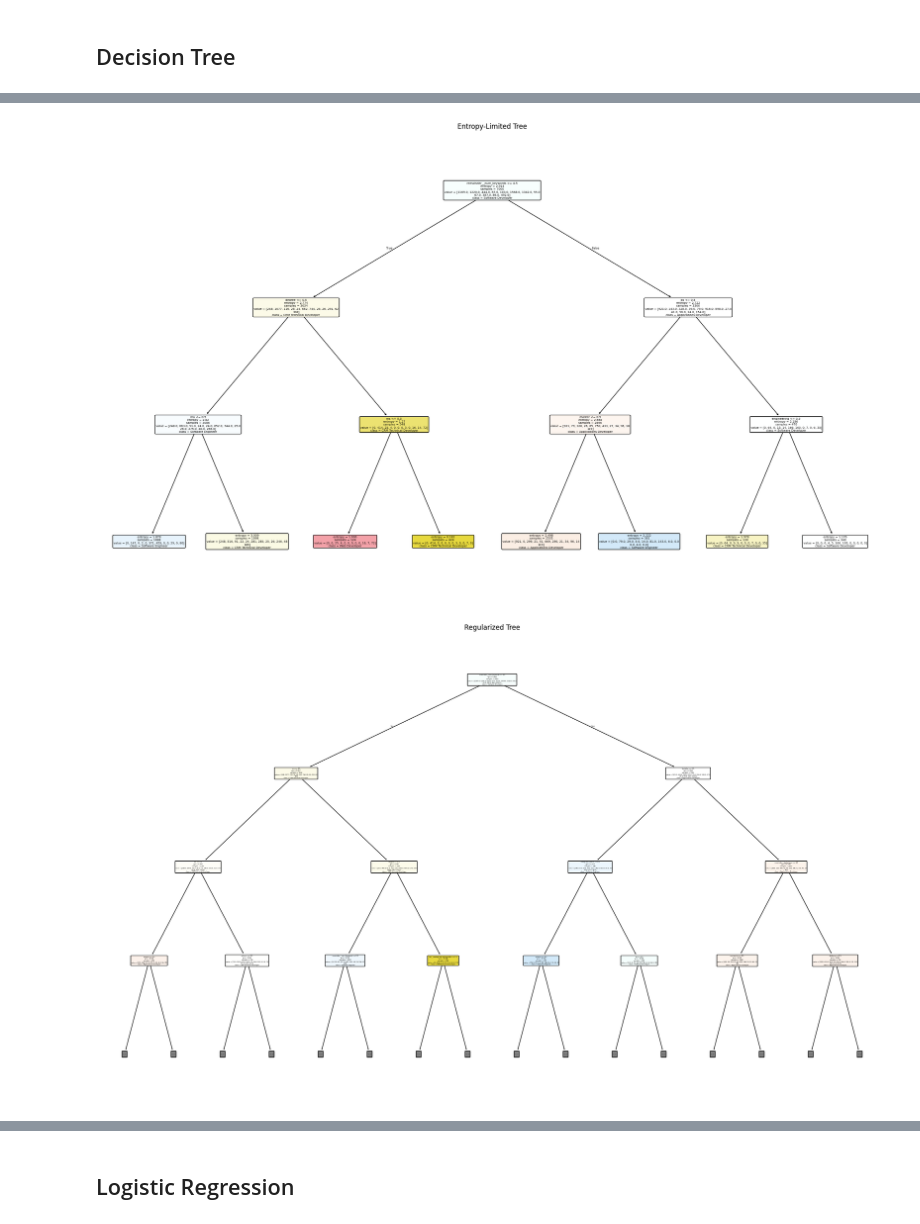
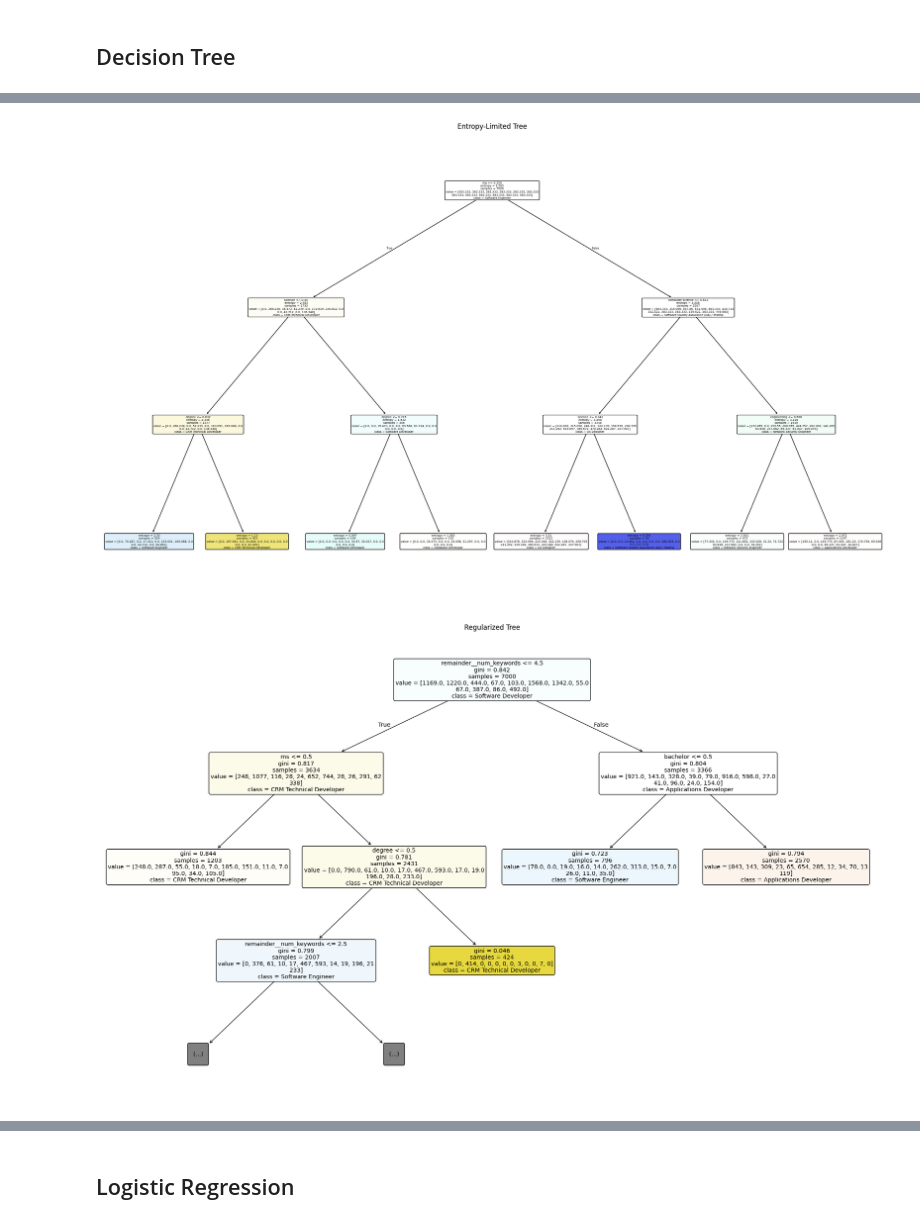
Before and after one commit to bhavanareddy19/cn, a Jupyter notebook: supervised.ipynb, the cells around one changed output, grey strips where cells are left out. Drawn from its saved outputs; the diff is of its cells as text; code cells hidden in the pictures.

```diff
--- a/supervised.ipynb
+++ b/supervised.ipynb
@@ -283,10 +370,6 @@ from scipy.sparse import hstack, csr_matrix
 # Load data
 df = pd.read_csv('cleaned_data.csv')
 
-# ... (keep all previous imports)
-
-# Load data
-df = pd.read_csv('cleaned_data.csv')
 
 # ================== Feature Engineering ==================
 df['keywords'] = df['keywords'].fillna('')
@@ -356,7 +439,9 @@ keywords = df["keywords"]
 X_train, X_test, y_train, y_test, keywords_train, keywords_test = train_test_split(
     X, y, keywords, test_size=0.3, random_state=42
 )
-
+print(f"\n=== Dataset Splits ===")
+print(f"Training samples: {X_train.head()}")
+print(f"Testing samples: {X_test.head()}")
 # ================== Pipeline Construction ==================
 preprocessor = ColumnTransformer(
     transformers=[
@@ -372,8 +457,6 @@ preprocessor = ColumnTransformer(
 # Process features
 X_train_processed = preprocessor.fit_transform(X_train)
 X_test_processed = preprocessor.transform(X_test)
-
-# ... (rest of the code remains the same)
 
 # Convert to float and sparse matrices
 X_train_processed = csr_matrix(X_train_processed.astype(float))
@@ -397,25 +480,33 @@ X_test_final = hstack([X_test_processed, keywords_test])
 ct_features = preprocessor.get_feature_names_out()
 all_features = np.concatenate([ct_features, vectorizer.get_feature_names_out()])
 
-# ========== Decision Tree Models ==========
-# Model 1: Default parameters
-dt1 = DecisionTreeClassifier(random_state=42)
+# ========== Decision Tree Models with Different Root Nodes ==========
+# Model 1: Default parameters with feature subset
+dt1 = DecisionTreeClassifier(
+    random_state=42,
+    splitter='best',
+    max_features=0.8  # Consider only 80% of features at each split
+)
 dt1.fit(X_train_final, y_train)
 
-# Model 2: Entropy criterion with depth limit
+# Model 2: Balanced class weights with depth limit
 dt2 = DecisionTreeClassifier(
     criterion='entropy',
     max_depth=3,
-    random_state=42
+    class_weight='balanced',  # This affects split decisions
+    random_state=42,
+    splitter='random'  # Random split selection
 )
 dt2.fit(X_train_final, y_train)
 
-# Model 3: Feature-limited with regularization
+# Model 3: Cost-complexity pruning with feature limitation
 dt3 = DecisionTreeClassifier(
     max_depth=5,
     min_samples_split=10,
-    max_features='sqrt',
-    random_state=42
+    max_features='log2',  # Different feature subset strategy
+    ccp_alpha=0.01,       # Complexity parameter
+    random_state=42,
+    splitter='best'
 )
 dt3.fit(X_train_final, y_train)
 
@@ -535,3 +623,3 @@ weighted avg       0.51      0.42      0.39      3000
 [figure]
-[figure, old version]
+[figure, new version]
-[figure, old version]
+[figure, new version]
```
Also changed, not shown: parts of 5 cells of this notebook.
